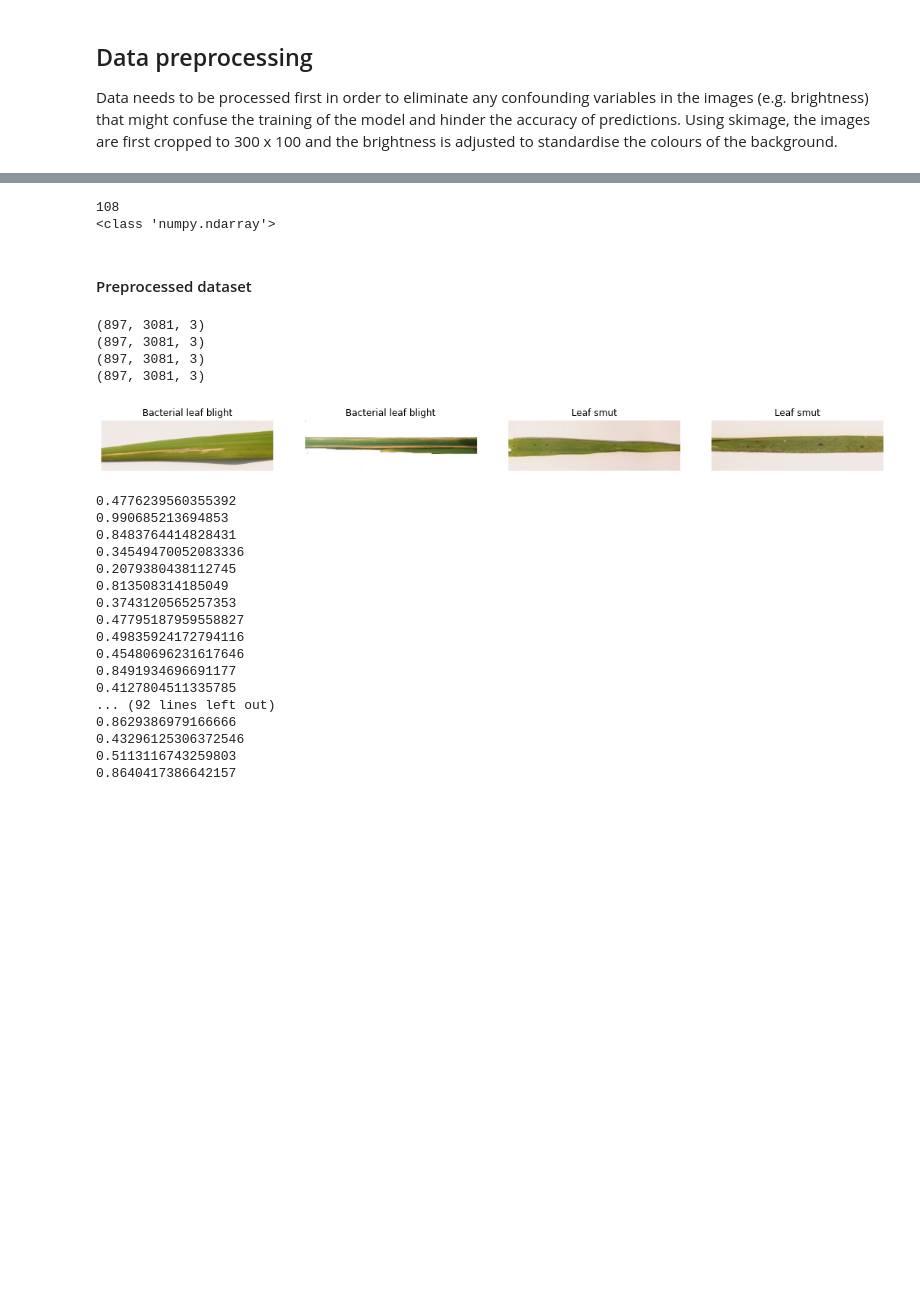
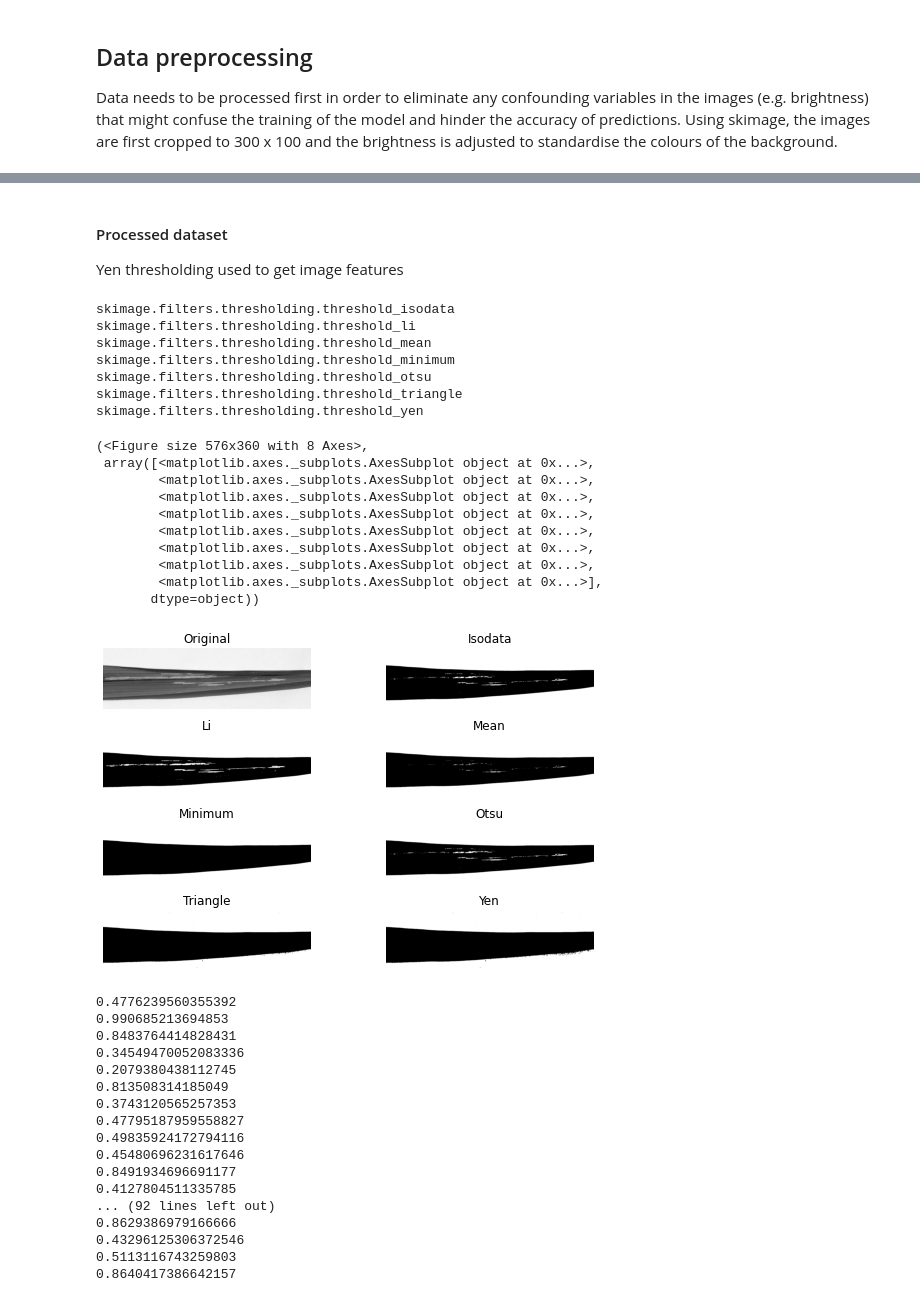
Before and after one commit to JmePRE/disChord, a Jupyter notebook: Assignment 3/Assignment_3.ipynb, the cells around one changed output, grey strips where cells are left out. Saved outputs shown, nothing was run; the diff lists cells and outputs as text; code cells hidden in the pictures; blank space fills up the shorter version.

```diff
--- a/Assignment 3/Assignment_3.ipynb
+++ b/Assignment 3/Assignment_3.ipynb
@@ -72,0 +147,5 @@ plt.imshow(deletebg(img))
+# %%
+for i in range(len(X_train)):
+    X_train[i] = resize(X_train[i])
+    print(X_train[i].shape)
+    print(i)
@@ -120,29 +216,3 @@ X_train, X_test, y_train, y_test = train_test_split(
-# %%
-X_train = np.asarray(X_train)
-print(len(X_train))
-print(type(X_train))
-y_train = np.asarray(y_train)
-# %% [output]
-108
-<class 'numpy.ndarray'>
-# %% [markdown]
-#### Preprocessed dataset
-# %%
-# set up the matplotlib figure and axes, based on the number of labels
-fig, axes = plt.subplots(1, 4)
-fig.set_size_inches(15,4)
-fig.tight_layout()
-
-# make a plot for every label (equipment) type. The index method returns the
-# index of the first item corresponding to its search string, label in this case
-for i in range(4):
-    axes[i].axis('off')
-    print(X_train[i].shape)
-    axes[i].imshow(X_train[i])
-    axes[i].set_title(y_train[i])
-# %% [output]
-(897, 3081, 3)
-(897, 3081, 3)
-(897, 3081, 3)
-(897, 3081, 3)
-[figure, removed]
+# %% [markdown]
+#### Processed dataset
+Yen thresholding used to get image features
@@ -149 +223,22 @@ for i in range(4):
+# %%
+filters.try_all_threshold(rgb2gray(X_train[10]))
+# %% [output]
+skimage.filters.thresholding.threshold_isodata
+skimage.filters.thresholding.threshold_li
+skimage.filters.thresholding.threshold_mean
+skimage.filters.thresholding.threshold_minimum
+skimage.filters.thresholding.threshold_otsu
+skimage.filters.thresholding.threshold_triangle
+skimage.filters.thresholding.threshold_yen
+(<Figure size 576x360 with 8 Axes>,
+ array([<matplotlib.axes._subplots.AxesSubplot object at 0x...>,
+        <matplotlib.axes._subplots.AxesSubplot object at 0x...>,
+        <matplotlib.axes._subplots.AxesSubplot object at 0x...>,
+        <matplotlib.axes._subplots.AxesSubplot object at 0x...>,
+        <matplotlib.axes._subplots.AxesSubplot object at 0x...>,
+        <matplotlib.axes._subplots.AxesSubplot object at 0x...>,
+        <matplotlib.axes._subplots.AxesSubplot object at 0x...>,
+        <matplotlib.axes._subplots.AxesSubplot object at 0x...>],
+       dtype=object))
+[figure, added]
 # %%
```
Also changed, not shown: parts of 27 cells of this notebook.
